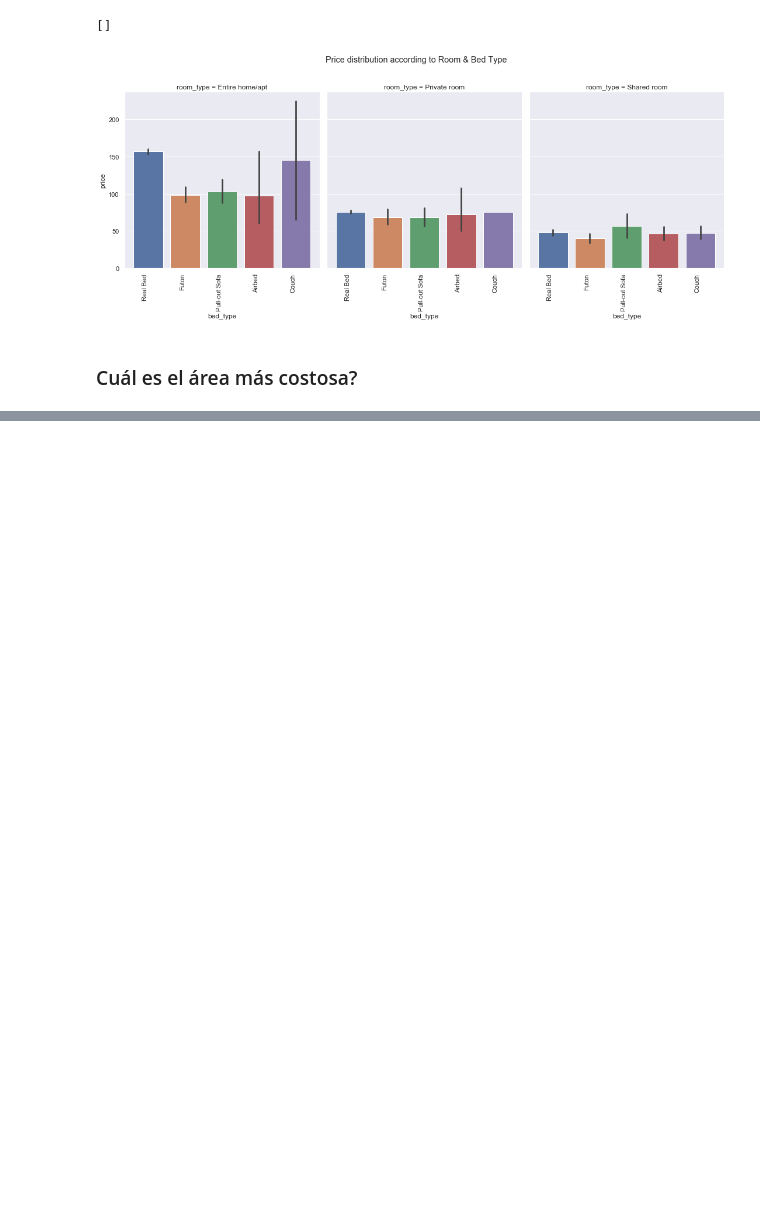
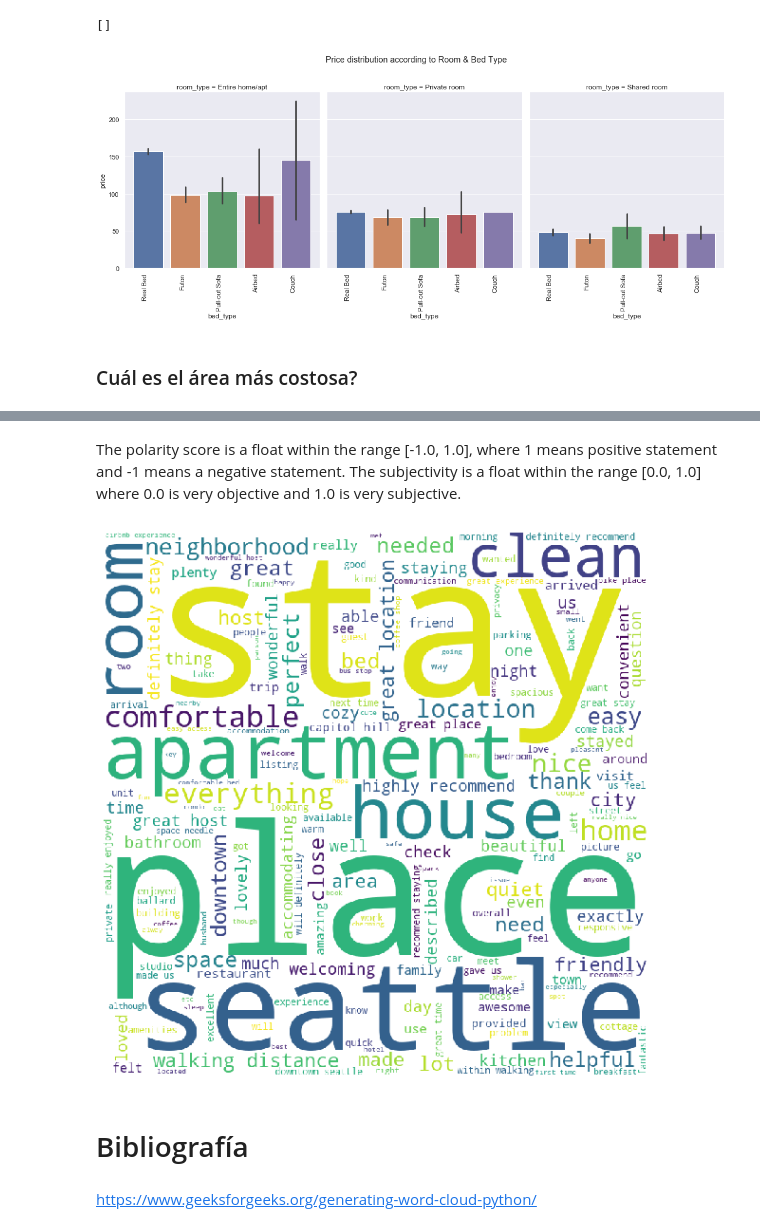
Before and after one commit to anmarphy/Airbnb-Deep-Learning-Pricing-Model, a Jupyter notebook: Part_I.ipynb, the cells around one changed output, grey strips where cells are left out. Drawn from its saved outputs; the diff is of its cells as text; code cells hidden in the pictures; blank space fills up the shorter version.

```diff
--- a/Part_I.ipynb
+++ b/Part_I.ipynb
@@ -223,0 +308,49 @@ reviews.head()
+# %% [markdown]
+The polarity score is a float within the range [-1.0, 1.0], where 1 means positive statement and -1 means a negative statement. The subjectivity is a float within the range [0.0, 1.0] where 0.0 is very objective and 1.0 is very subjective.
+# %%
+# importing all necessery modules
+from wordcloud import WordCloud, STOPWORDS
+import matplotlib.pyplot as plt
+import pandas as pd
+
+# Reads 'Youtube04-Eminem.csv' file
+reviews = pd.read_csv('reviews.csv')
+df = pd.DataFrame.drop(reviews, columns=['id','date','reviewer_id','reviewer_name'])
+
+
+comment_words = ''
+stopwords = set(STOPWORDS)
+
+# iterate through the csv file
+for val in df.comments:
+
+    # typecaste each val to string
+    val = str(val)
+
+    # split the value
+    tokens = val.split()
+
+    # Converts each token into lowercase
+    for i in range(len(tokens)):
+        tokens[i] = tokens[i].lower()
+
+    comment_words += " ".join(tokens)+" "
+
+wordcloud = WordCloud(width = 800, height = 800,
+                background_color ='white',
+                stopwords = stopwords,
+                min_font_size = 10).generate(comment_words)
+
+# plot the WordCloud image
+plt.figure(figsize = (8, 8), facecolor = None)
+plt.imshow(wordcloud)
+plt.axis("off")
+plt.tight_layout(pad = 0)
+
+plt.show()
+# %% [output]
+[figure, added]
+# %% [markdown]
+# Bibliografía
+# %% [markdown]
+https://www.geeksforgeeks.org/generating-word-cloud-python/
```
Also changed, not shown: parts of 23 cells of this notebook.
